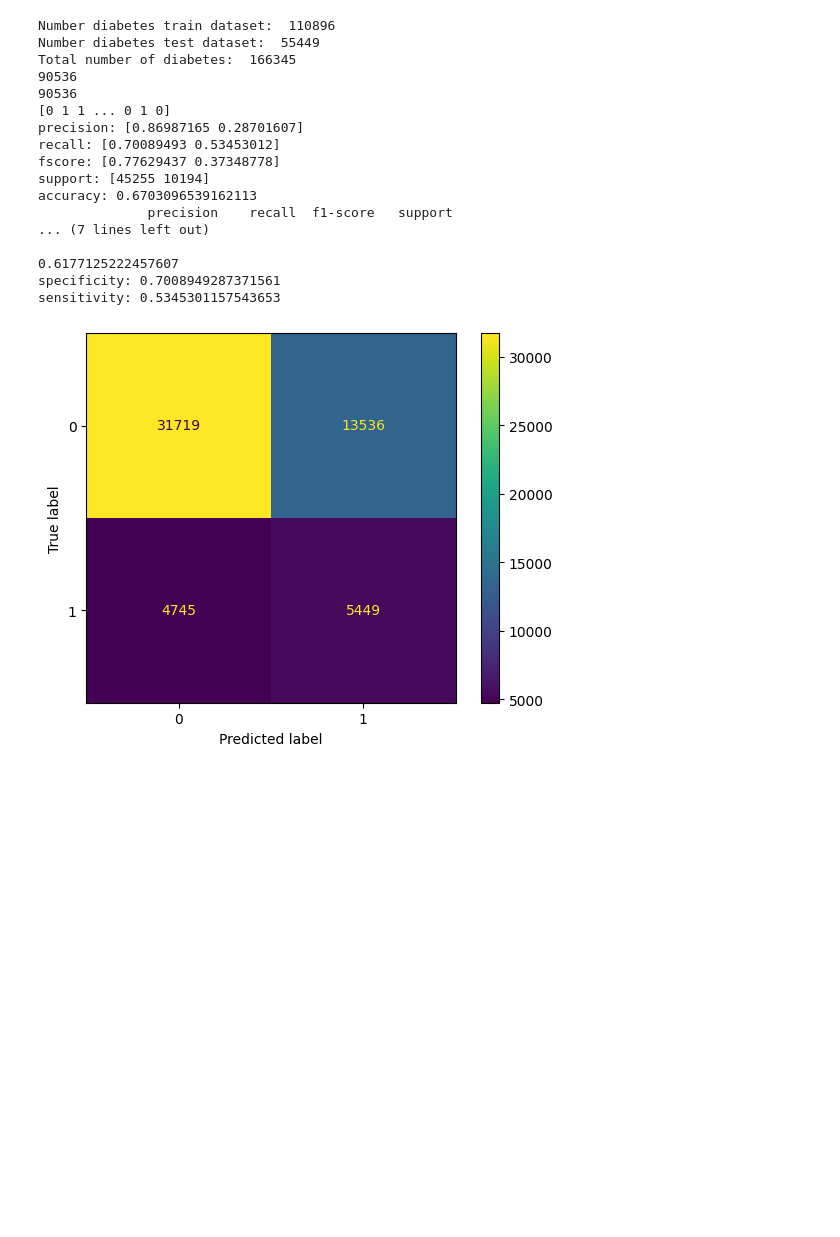
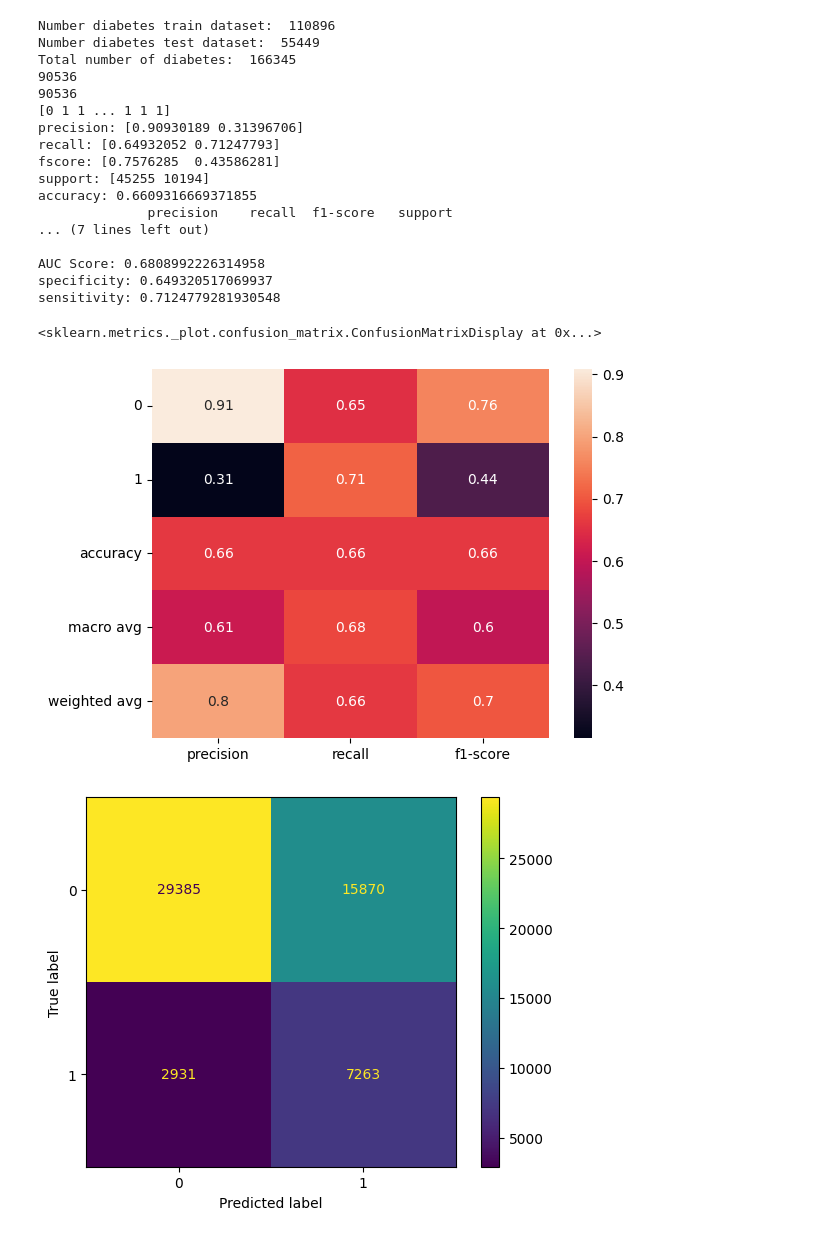
Before and after one commit to roccas28/CIND-820, a Jupyter notebook: KNN.ipynb, the cells around one changed output. Saved outputs shown, nothing was run; the diff lists cells and outputs as text; code cells hidden in the pictures; blank space fills up the shorter version.

```diff
--- a/KNN.ipynb
+++ b/KNN.ipynb
@@ -15,6 +15,10 @@ import matplotlib.pyplot as plt
 from sklearn.linear_model import LogisticRegression
 from sklearn.metrics import confusion_matrix,precision_recall_curve,auc,roc_auc_score,roc_curve,recall_score,classification_report
 from sklearn.metrics import precision_recall_fscore_support,ConfusionMatrixDisplay,accuracy_score
+from sklearn.ensemble import RandomForestClassifier
+from sklearn.feature_selection import SelectKBest,chi2
+import seaborn as sns
+import matplotlib.pyplot as plt
 
 # Loading dataset
 df = pd.read_csv(r"C:\Users\Roccas\Documents\TMU Data\CIND820 Big Data Analytics Project\LLCP2021XPT\diabetes_health_indicators_BRFSS2021_v21.csv")
@@ -31,7 +35,7 @@ print("Number diabetes test dataset: ", len(X_test))
 print("Total number of diabetes: ", len(X_train)+len(X_test))
 
 # Apply SMOTE to create observations for Diabetes
-sm = SMOTE(sampling_strategy='minority')
+sm = SMOTE(sampling_strategy='minority', random_state = 0)
 X_train_sampled,y_train_sampled = sm.fit_resample(X_train,y_train.values.ravel())
 y.value_counts()
 
@@ -45,53 +49,59 @@ xtrain = SC.fit_transform(X_train_sampled)
 xtest = SC.transform(X_test)
 
 # Explaination - incoming - Test for now.
-KNN = KNeighborsClassifier(n_neighbors=7)
+KNN = KNeighborsClassifier(n_neighbors=10000)
 KNN.fit(xtrain, y_train_sampled)
 y_pred_KNN = KNN.predict(xtest)
 print(y_pred_KNN)
-
-# Confusion Matrix
-CM_KNN = confusion_matrix(y_test, y_pred_KNN)
-disp = ConfusionMatrixDisplay(confusion_matrix=CM_KNN)
-disp.plot()
 
 # Calculating Classifier performances
 precision, recall, fscore, support = precision_recall_fscore_support(y_test, y_pred_KNN)
 accuracy = accuracy_score(y_test, y_pred_KNN)
 
 # Code to print out results
 print('precision: {}'.format(precision))
 print('recall: {}'.format(recall))
 print('fscore: {}'.format(fscore))
 print('support: {}'.format(support))
 print('accuracy: {}'.format(accuracy))
 
 # Classification report with tabled results + AUC score
 print(classification_report(y_test, y_pred_KNN))
-print(roc_auc_score(y_test, y_pred_KNN))
+print('AUC Score: {}'.format(roc_auc_score(y_test, y_pred_KNN)))
 
 # Manually calculating specificity + sensitivity
 tn, fp, fn, tp = confusion_matrix(y_test, y_pred_KNN).ravel()
 specificity = tn / (tn+fp)
 sensitivity = tp / (tp+fn)
 print('specificity: {}'.format(specificity))
 print('sensitivity: {}'.format(sensitivity))
+
+# Classification report Visualization
+clf_report = classification_report(y_test, y_pred_KNN, output_dict=True)
+sns.heatmap(pd.DataFrame(clf_report).iloc[:-1, :].T, annot=True)
+
+# Confusion Matrix
+CM_KNN = confusion_matrix(y_test, y_pred_KNN)
+disp = ConfusionMatrixDisplay(confusion_matrix=CM_KNN)
+disp.plot()
 # %% [output]
 Number diabetes train dataset:  110896
 Number diabetes test dataset:  55449
 Total number of diabetes:  166345
 90536
 90536
-[0 1 1 ... 0 1 0]
-precision: [0.86987165 0.28701607]
-recall: [0.70089493 0.53453012]
-fscore: [0.77629437 0.37348778]
+[0 1 1 ... 1 1 1]
+precision: [0.90930189 0.31396706]
+recall: [0.64932052 0.71247793]
+fscore: [0.7576285  0.43586281]
 support: [45255 10194]
-accuracy: 0.6703096539162113
+accuracy: 0.6609316669371855
               precision    recall  f1-score   support
 ... (7 lines left out)
 
-0.6177125222457607
-specificity: 0.7008949287371561
-sensitivity: 0.5345301157543653
+AUC Score: 0.6808992226314958
+specificity: 0.649320517069937
+sensitivity: 0.7124779281930548
+<sklearn.metrics._plot.confusion_matrix.ConfusionMatrixDisplay at 0x...>
-[figure, old version]
+[figure, new version]
+[figure, added]
```
Also changed, not shown: parts of 1 cell of this notebook, 18 other files.
